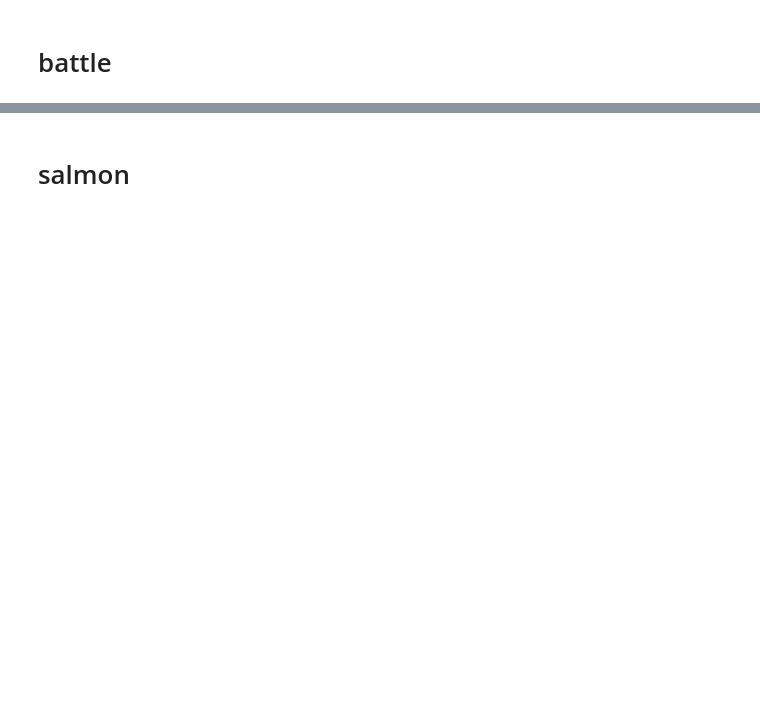
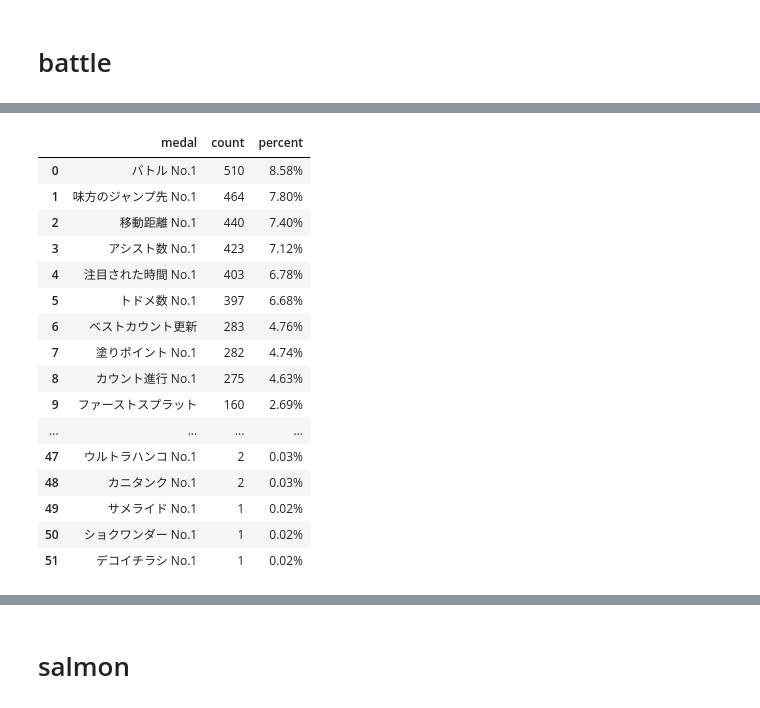
Before and after one commit to Laplusdestiny/play_with_statink, a Jupyter notebook: visualize.ipynb, the cells around one changed output, grey strips where cells are left out. Saved outputs shown, nothing was run; the diff lists cells and outputs as text; code cells hidden in the pictures; blank space fills up the shorter version.

```diff
--- a/visualize.ipynb
+++ b/visualize.ipynb
@@ -79,0 +61,23 @@ medals
+# %%
+medal_all = pd.Series(medal_all)
+medal_vc = medal_all.value_counts().reset_index().rename(columns={"index": "medal"})
+medal_vc["percent"] = (medal_vc["count"] / medal_vc["count"].sum()).apply(lambda x: f"{x * 100: .2f}%")
+medal_vc
+# %% [output]
+|  | medal | count | percent |
+| 0 | バトル No.1 | 510 | 8.58% |
+| 1 | 味方のジャンプ先 No.1 | 464 | 7.80% |
+| 2 | 移動距離 No.1 | 440 | 7.40% |
+| 3 | アシスト数 No.1 | 423 | 7.12% |
+| 4 | 注目された時間 No.1 | 403 | 6.78% |
+| 5 | トドメ数 No.1 | 397 | 6.68% |
+| 6 | ベストカウント更新 | 283 | 4.76% |
+| 7 | 塗りポイント No.1 | 282 | 4.74% |
+| 8 | カウント進行 No.1 | 275 | 4.63% |
+| 9 | ファーストスプラット | 160 | 2.69% |
+| ... | ... | ... | ... |
+| 47 | ウルトラハンコ No.1 | 2 | 0.03% |
+| 48 | カニタンク No.1 | 2 | 0.03% |
+| 49 | サメライド No.1 | 1 | 0.02% |
+| 50 | ショクワンダー No.1 | 1 | 0.02% |
+| 51 | デコイチラシ No.1 | 1 | 0.02% |
```
Also changed, not shown: parts of 24 cells of this notebook, 1 other file.
